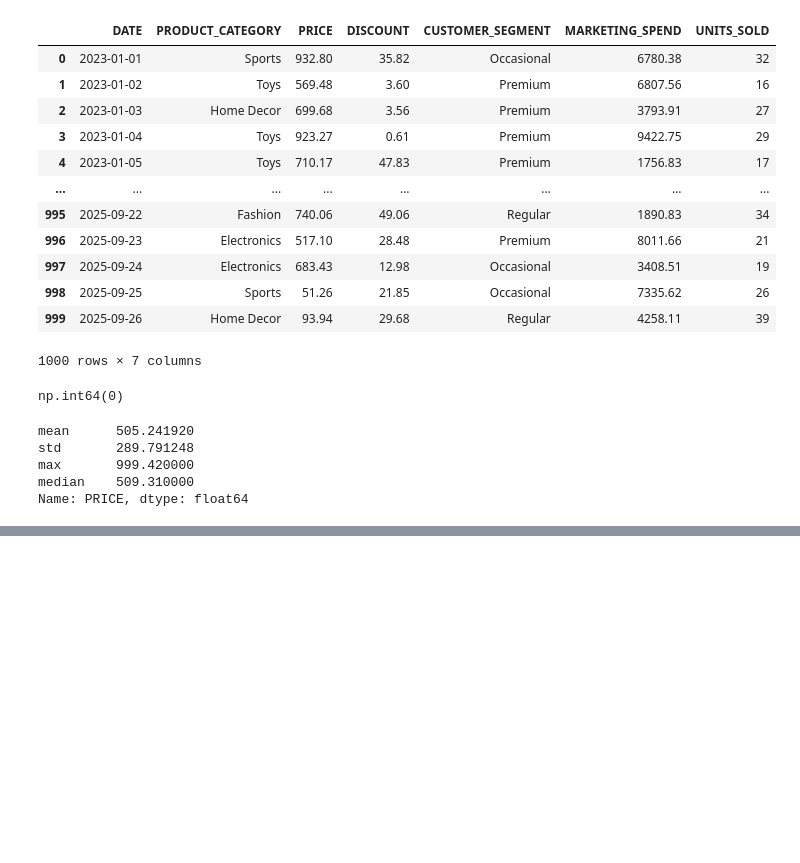
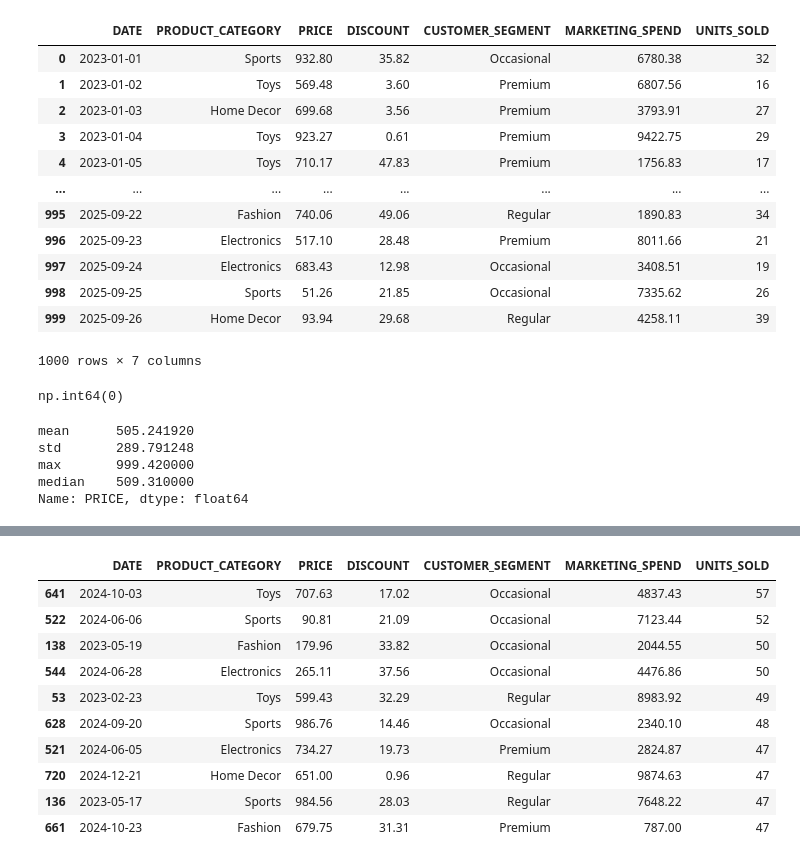
Before and after one commit to 2000bera/Finance_Pandas_Analysis, a Jupyter notebook: Notebook/sales.ipynb, the cells around one changed output, grey strips where cells are left out. Cells and saved outputs as stored; diff of their text form; code cells hidden in the pictures; blank space fills up the shorter version.

```diff
--- a/Notebook/sales.ipynb
+++ b/Notebook/sales.ipynb
@@ -81,0 +138,14 @@ Name: PRICE, dtype: float64
+# %%
+df_sales_new.sort_values(by='UNITS_SOLD', ascending=False).head(10)
+# %% [output]
+|  | DATE | PRODUCT_CATEGORY | PRICE | DISCOUNT | CUSTOMER_SEGMENT | MARKETING_SPEND | UNITS_SOLD |
+| 641 | 2024-10-03 | Toys | 707.63 | 17.02 | Occasional | 4837.43 | 57 |
+| 522 | 2024-06-06 | Sports | 90.81 | 21.09 | Occasional | 7123.44 | 52 |
+| 138 | 2023-05-19 | Fashion | 179.96 | 33.82 | Occasional | 2044.55 | 50 |
+| 544 | 2024-06-28 | Electronics | 265.11 | 37.56 | Occasional | 4476.86 | 50 |
+| 53 | 2023-02-23 | Toys | 599.43 | 32.29 | Regular | 8983.92 | 49 |
+| 628 | 2024-09-20 | Sports | 986.76 | 14.46 | Occasional | 2340.10 | 48 |
+| 521 | 2024-06-05 | Electronics | 734.27 | 19.73 | Premium | 2824.87 | 47 |
+| 720 | 2024-12-21 | Home Decor | 651.00 | 0.96 | Regular | 9874.63 | 47 |
+| 136 | 2023-05-17 | Sports | 984.56 | 28.03 | Regular | 7648.22 | 47 |
+| 661 | 2024-10-23 | Fashion | 679.75 | 31.31 | Premium | 787.00 | 47 |
```
Also changed, not shown: parts of 7 cells of this notebook.
